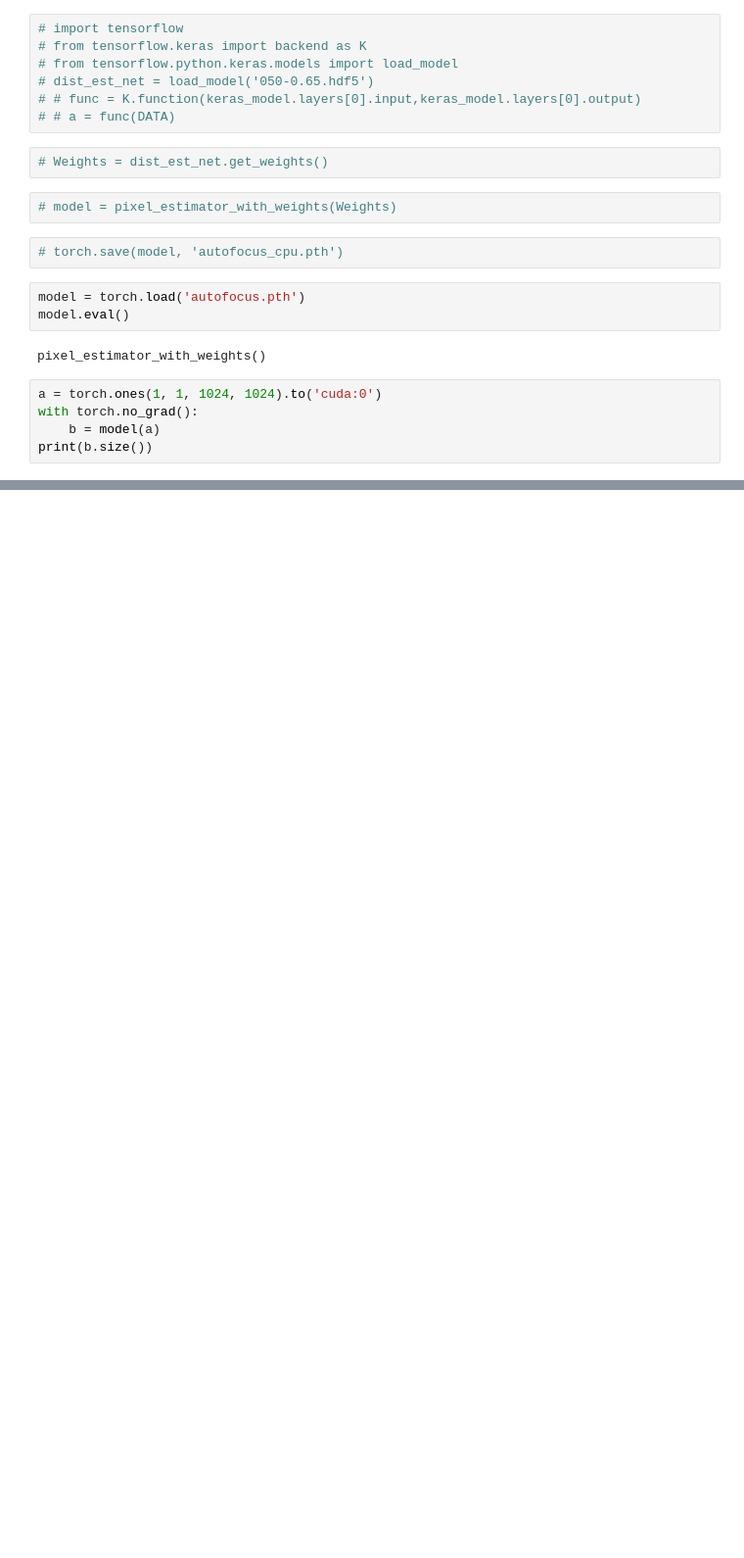
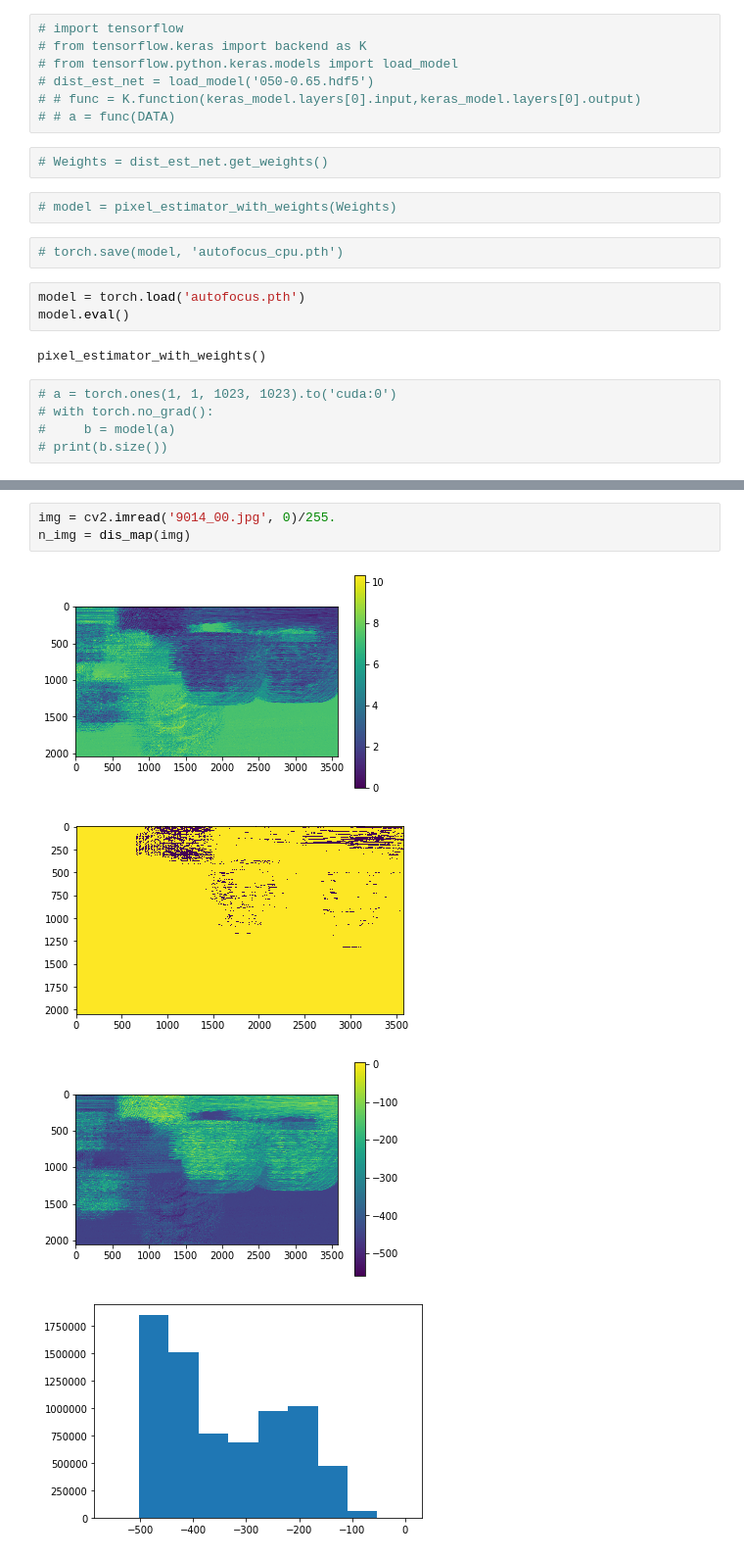
Before and after one commit to cianhwang/autofocus-stacking, a Jupyter notebook: autofocus-tf2torch.ipynb, the cells around one changed output, grey strips where cells are left out. Shown at 98% size. Cells and saved outputs as stored; diff of their text form; blank space fills up the shorter version.

```diff
--- a/autofocus-tf2torch.ipynb
+++ b/autofocus-tf2torch.ipynb
@@ -70,7 +72,7 @@ model.eval()
 # %% [output]
 pixel_estimator_with_weights()
 # %%
-a = torch.ones(1, 1, 1024, 1024).to('cuda:0')
-with torch.no_grad():
-    b = model(a)
-print(b.size())
+# a = torch.ones(1, 1, 1023, 1023).to('cuda:0')
+# with torch.no_grad():
+#     b = model(a)
+# print(b.size())
@@ -78,0 +139,8 @@ torch.Size([1, 1, 513, 513])
+# %%
+img = cv2.imread('9014_00.jpg', 0)/255.
+n_img = dis_map(img)
+# %% [output]
+[figure, added]
+[figure, added]
+[figure, added]
+[figure, added]
```
Also changed, not shown: parts of 7 cells of this notebook.
